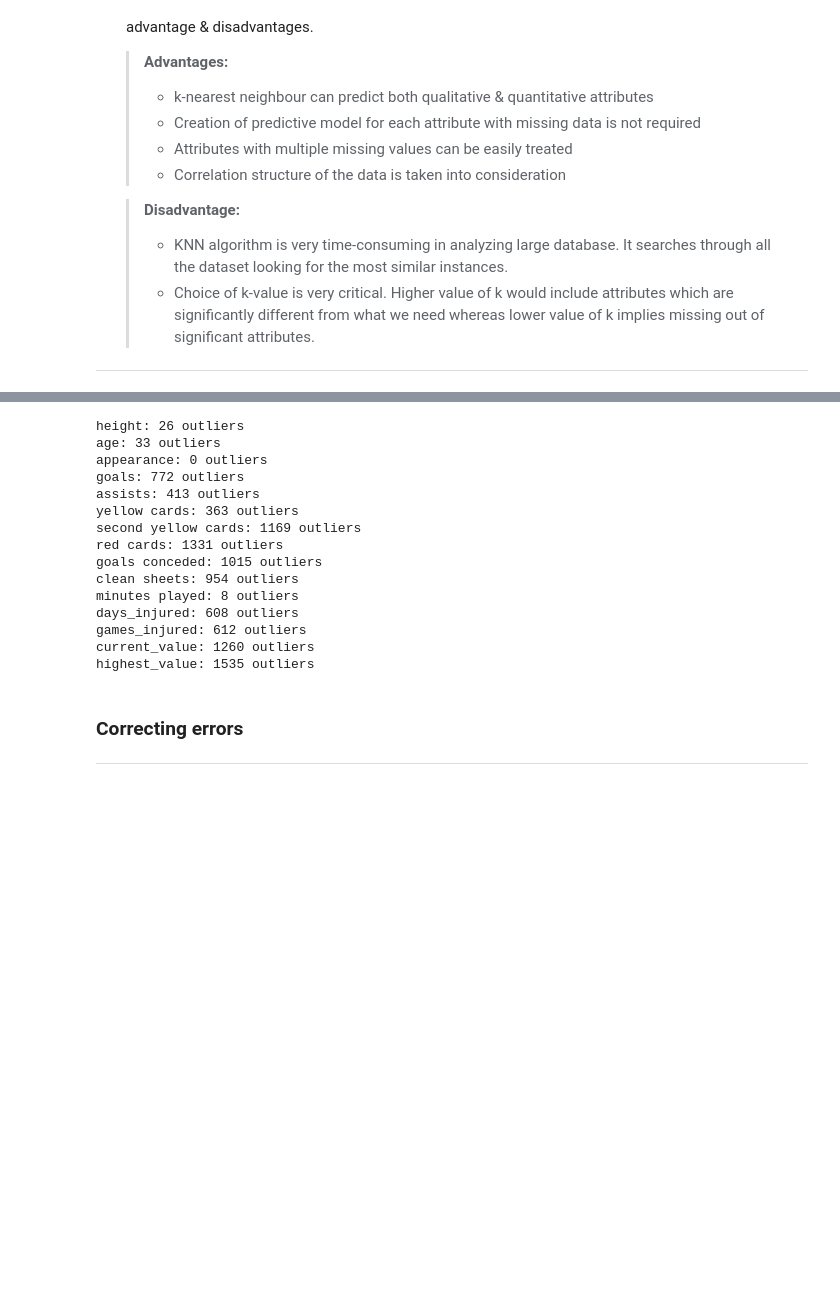
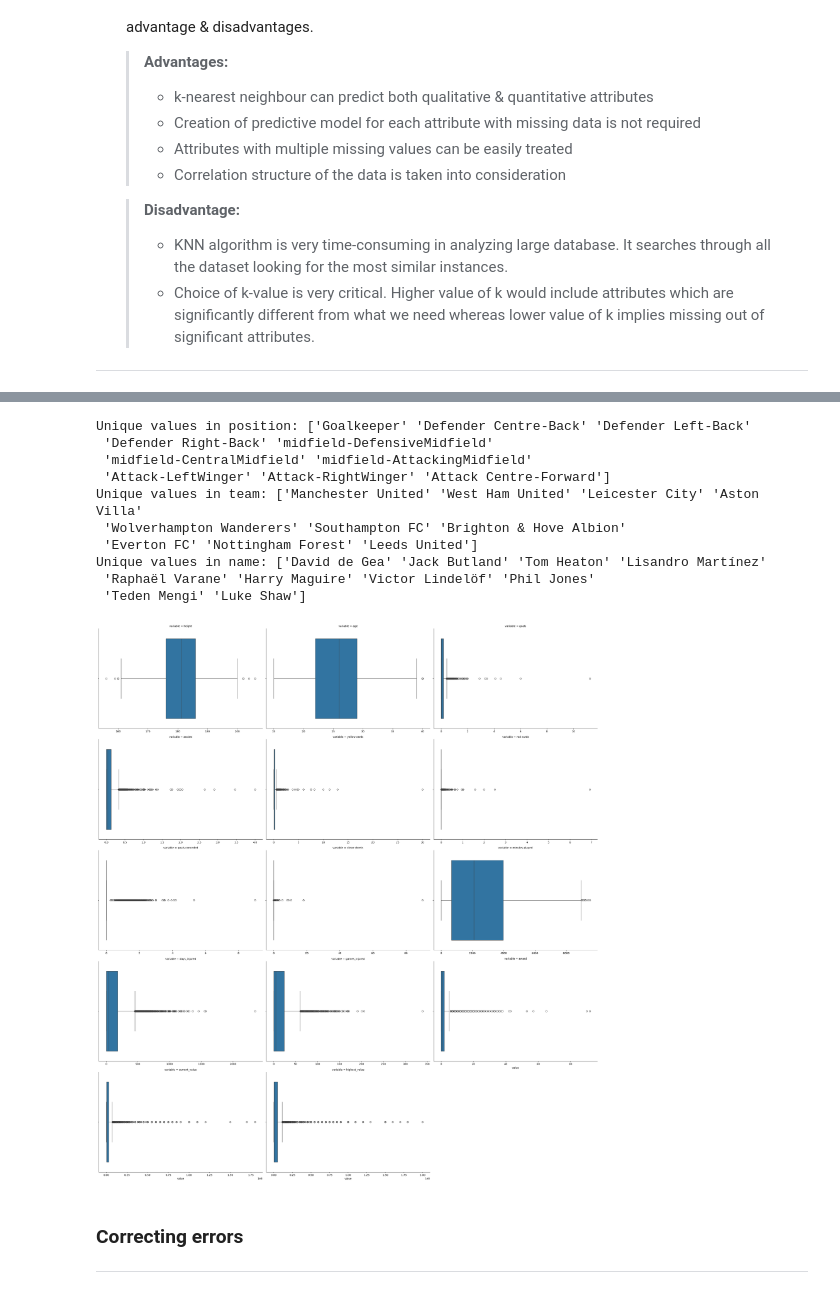
Before and after one commit to Tuwaiq-DS-ML-bootcamp-V-6/Use-case-7, a Jupyter notebook: EDA explain template.ipynb, the cells around one changed output, grey strips where cells are left out. Saved outputs shown, nothing was run; the diff lists cells and outputs as text; code cells hidden in the pictures; blank space fills up the shorter version.

```diff
--- a/EDA explain template.ipynb
+++ b/EDA explain template.ipynb
@@ -106,8 +69,7 @@ dtype: int64
 #### 2. Timeliness:
 Ensure the data is up-to-date and reflective of the current situation or the period of interest for the analysis.
 # %%
-df.drop_duplicates(inplace=True)
-df[df.duplicated()]
+# updated 9 months ago
 # %% [output]
 |  | player | team | name | position | height | age | appearance | goals | assists | yellow cards | ... |
 0 rows × 22 columns
@@ -287,19 +377,7 @@ To avoid:
 # %%
-numerical_columns = ['height', 'age', 'appearance', 'goals', 'assists', 'yellow cards',
-                     'second yellow cards', 'red cards', 'goals conceded', 'clean sheets',
-                     'minutes played', 'days_injured', 'games_injured', 'current_value',
-                     'highest_value']
 
+df['team'] = df['team'].str.replace('&amp;', '&')
+df['team'] = df['team'].str.strip()
 
-outliers = {}
-
-for column in numerical_columns:
-    Q1 = df[column].quantile(0.25)
-    Q3 = df[column].quantile(0.75)
-    IQR = Q3 - Q1
-    lower_bound = Q1 - 1.5 * IQR
-    upper_bound = Q3 + 1.5 * IQR
-    outliers[column] = df[(df[column] < lower_bound) | (df[column] > upper_bound)]
-
-print(outliers['goals'])
+df['team'].unique()
 # %% [output]
@@ -323,10 +401,7 @@ print(outliers['goals'])
 # %%
-plt.figure(figsize=(15, 10))
-for i, column in enumerate(numerical_columns, 1):
-    plt.subplot(4, 4, i)
-    plt.boxplot(df[column].dropna())
-    plt.title(column)
+df.loc[df['age'] < 15, 'age'] = 15
+df.loc[df['age'] > 40, 'age'] = 40
 
-plt.tight_layout()
-plt.show()
+# Display summary statistics for age after correction
+df['age'].describe()
 # %% [output]
@@ -334,25 +421,35 @@ plt.show()
 # %%
 # go back to 6th dimention --> Completeness
 # %%
-for column in numerical_columns:
-    num_outliers = outliers[column].shape[0]
-    print(f"{column}: {num_outliers} outliers")
+categorical_columns = ['position', 'team', 'name']
+unique_values = {column: df[column].unique()[:10] for column in categorical_columns}
+
+for column, values in unique_values.items():
+    print(f"Unique values in {column}: {values}")
 # %% [output]
-height: 26 outliers
-age: 33 outliers
-appearance: 0 outliers
-goals: 772 outliers
-assists: 413 outliers
-yellow cards: 363 outliers
-second yellow cards: 1169 outliers
-red cards: 1331 outliers
-goals conceded: 1015 outliers
-clean sheets: 954 outliers
-minutes played: 8 outliers
-days_injured: 608 outliers
-games_injured: 612 outliers
-current_value: 1260 outliers
-highest_value: 1535 outliers
+Unique values in position: ['Goalkeeper' 'Defender Centre-Back' 'Defender Left-Back'
+ 'Defender Right-Back' 'midfield-DefensiveMidfield'
+ 'midfield-CentralMidfield' 'midfield-AttackingMidfield'
+ 'Attack-LeftWinger' 'Attack-RightWinger' 'Attack Centre-Forward']
+Unique values in team: ['Manchester United' 'West Ham United' 'Leicester City' 'Aston Villa'
+ 'Wolverhampton Wanderers' 'Southampton FC' 'Brighton & Hove Albion'
+ 'Everton FC' 'Nottingham Forest' 'Leeds United']
+Unique values in name: ['David de Gea' 'Jack Butland' 'Tom Heaton' 'Lisandro Martínez'
+ 'Raphaël Varane' 'Harry Maguire' 'Victor Lindelöf' 'Phil Jones'
+ 'Teden Mengi' 'Luke Shaw']
+# %%
+numerical_columns = ['height', 'age', 'goals', 'assists', 'yellow cards', 'red cards',
+                     'goals conceded', 'clean sheets', 'minutes played', 'days_injured',
+                     'games_injured', 'award', 'current_value', 'highest_value']
+
+
+long_data = pd.melt(df, value_vars=numerical_columns)
+
+g = sns.FacetGrid(long_data, col="variable", col_wrap=3, height=6, aspect=1.5, sharex=False)
+g.map(sns.boxplot, "value")
+plt.show()
+# %% [output]
+[figure, added]
 # %% [markdown]
 ### Correcting errors
 
```
Also changed, not shown: parts of 52 cells of this notebook.
